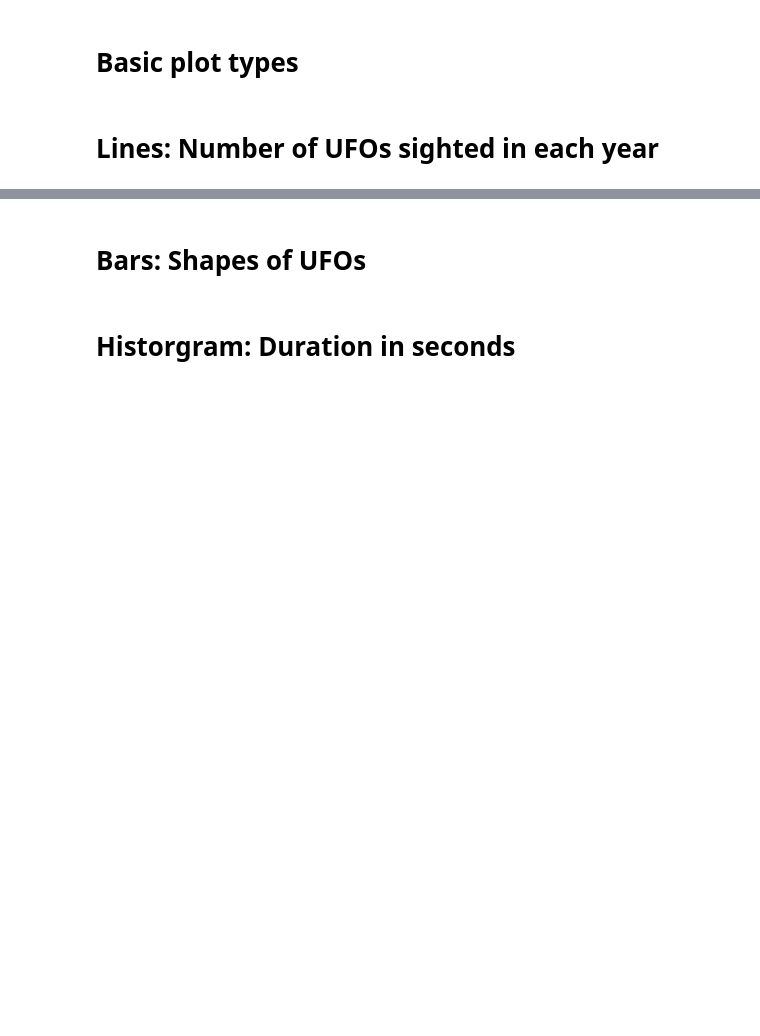
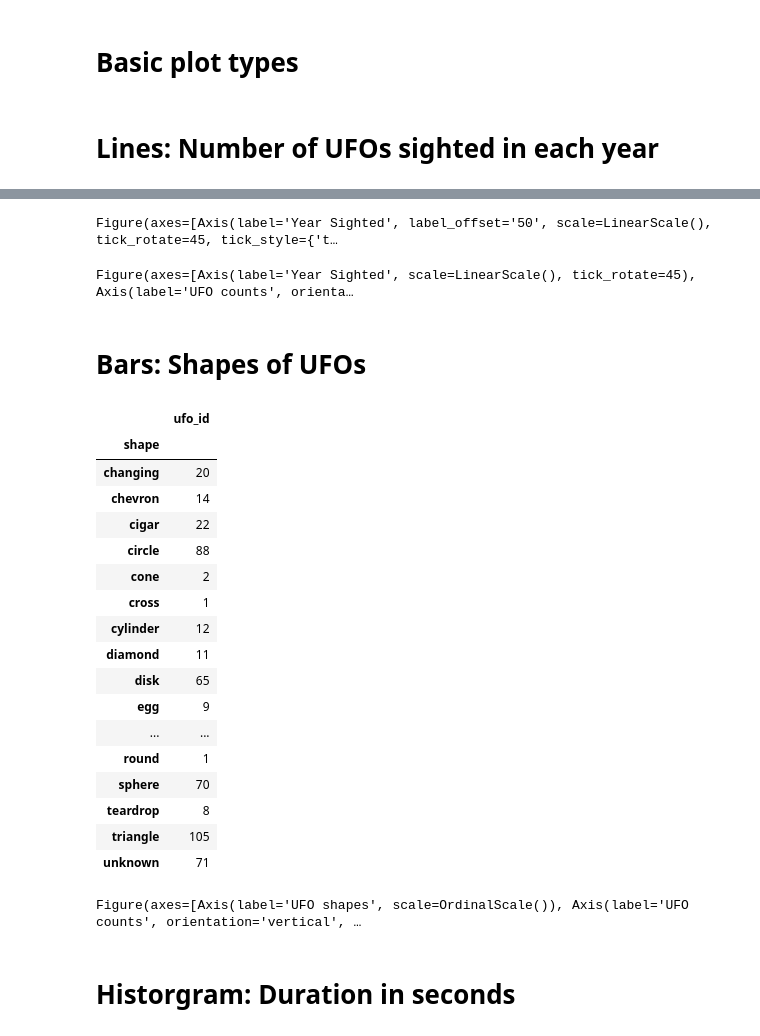
Before and after one commit to UIUC-iSchool-DataViz/spr2024, a Jupyter notebook: week04/lecture_08_bqplot.ipynb, the cells around one changed output, grey strips where cells are left out. Cells and saved outputs as stored; diff of their text form; code cells hidden in the pictures; blank space fills up the shorter version.

Commit message:
Update bqplot code example

```diff
--- a/week04/lecture_08_bqplot.ipynb
+++ b/week04/lecture_08_bqplot.ipynb
@@ -66,3 +197,16 @@ df.info()
 # - rotate x ticks
 # - change x ticks text-anchor
 # - x label offset
+# - Add title to fig
+
+lines.marker = 'circle'
+lines.colors = ['red']
+x_ax.tick_rotate = 45
+x_ax.tick_style = {'text-anchor': 'start'}
+x_ax.label_offset = '50'
+
+line_fig.title = 'My Line Plot'
+
+line_fig
+# %% [output]
+Figure(axes=[Axis(label='Year Sighted', label_offset='50', scale=LinearScale(), tick_rotate=45, tick_style={'t…
@@ -71,4 +213,49 @@ df.info()
+# %%
+# We can also do these things inline
+
+# Scale
+x_sc = bqplot.LinearScale()
+y_sc = bqplot.LinearScale()
+
+# Axis
+x_ax = bqplot.Axis(scale=x_sc, label = 'Year Sighted',
+                   tick_rotate = 45)
+y_ax = bqplot.Axis(scale=y_sc, label = 'UFO counts',
+                   orientation='vertical')
+
+# Marks
+lines = bqplot.Lines(x=line_data.index, y=line_data['ufo_id'],
+                     scales={'x': x_sc, 'y':y_sc},
+                     colors = ['blue'],
+                     marker= 'circle')
+
+# Fig
+line_fig = bqplot.Figure(marks=[lines], axes=[x_ax, y_ax])
+line_fig
+# %% [output]
+Figure(axes=[Axis(label='Year Sighted', scale=LinearScale(), tick_rotate=45), Axis(label='UFO counts', orienta…
 # %% [markdown]
 # Bars: Shapes of UFOs
 # %%
 # Prep Data
+bar_data = df.groupby(['shape'])[['ufo_id']].count()
+bar_data
+# %% [output]
+|  | ufo_id |
+| shape |  |
+| changing | 20 |
+| chevron | 14 |
+| cigar | 22 |
+| circle | 88 |
+| cone | 2 |
+| cross | 1 |
+| cylinder | 12 |
+| diamond | 11 |
+| disk | 65 |
+| egg | 9 |
+| ... | ... |
+| round | 1 |
+| sphere | 70 |
+| teardrop | 8 |
+| triangle | 105 |
+| unknown | 71 |
@@ -77,2 +262,22 @@ df.info()
+# %%
+# A Bar Chart
+
+# Scale
+x_sc = bqplot.OrdinalScale()
+y_sc = bqplot.LinearScale()
+
+# Axis
+x_ax = bqplot.Axis(scale=x_sc, label='UFO shapes')
+y_ax = bqplot.Axis(scale=y_sc, label='UFO counts', orientation='vertical')
+
+# Marks
+bars = bqplot.Bars(x=bar_data.index, y=bar_data['ufo_id'],
+                   scales={'x': x_sc, 'y':y_sc})
+
+# Figure
+bar_fig = bqplot.Figure(marks=[bars], axes=[x_ax, y_ax])
+bar_fig
+# %% [output]
+Figure(axes=[Axis(label='UFO shapes', scale=OrdinalScale()), Axis(label='UFO counts', orientation='vertical', …
 # %% [markdown]
 # Historgram: Duration in seconds
```
Also changed, not shown: parts of 41 cells of this notebook.
